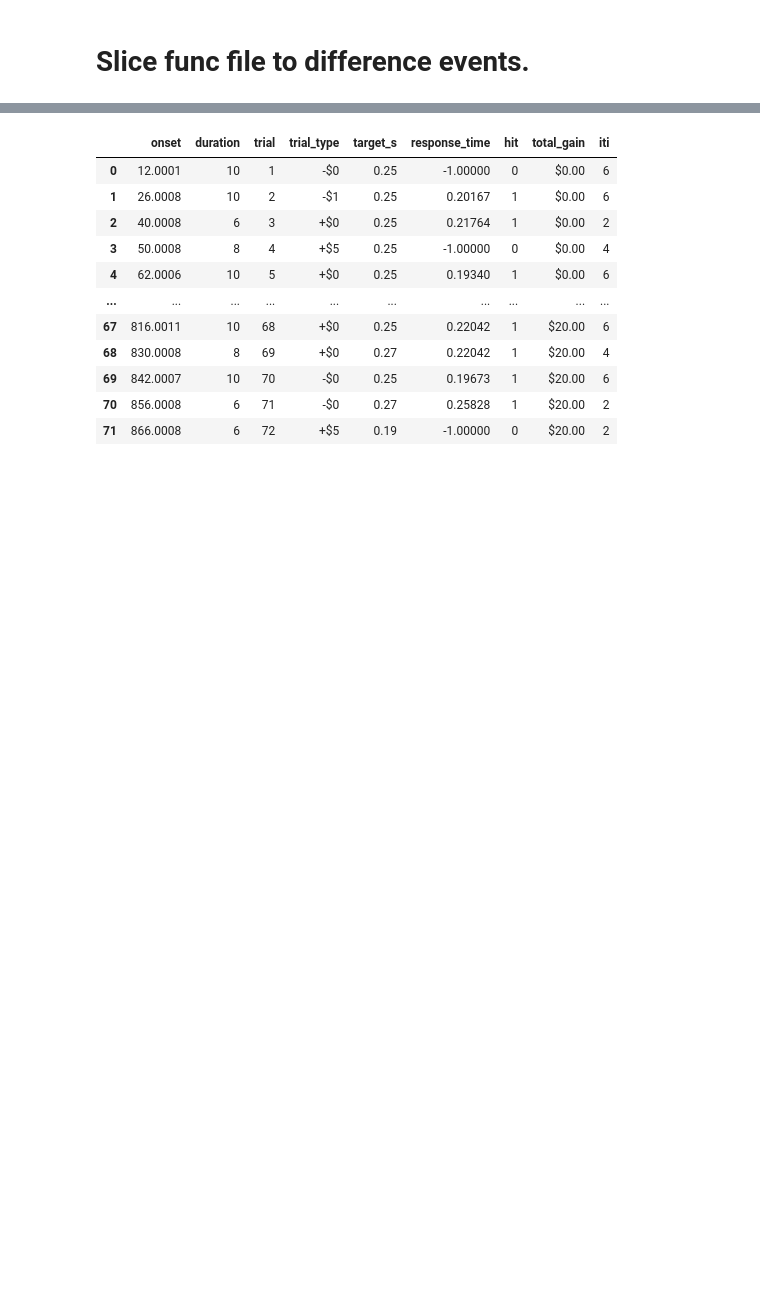
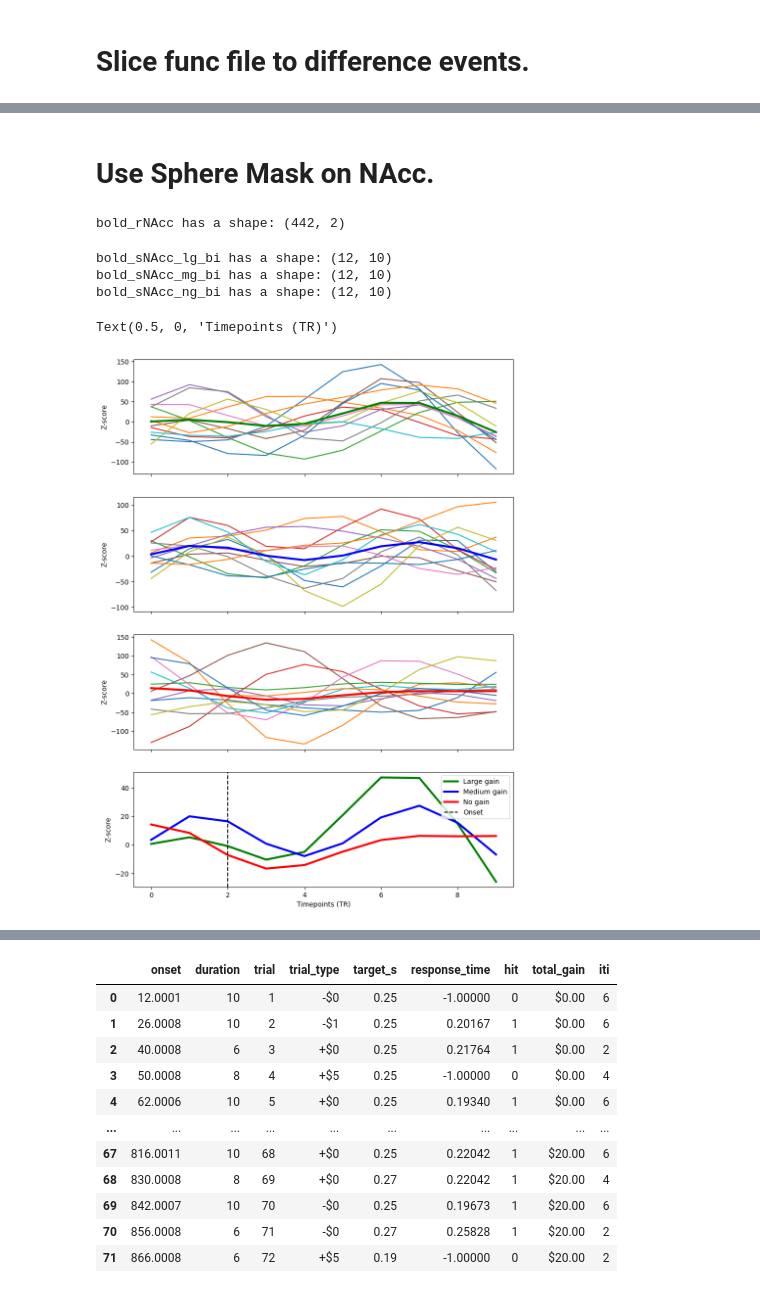
Before and after one commit to LuisA00/Analysis_Playground, a Jupyter notebook: Monetary_Incentive_Delay_fMRI/SingleParticipant_GLM_ROI_PPI_Analyses.ipynb, the cells around one changed output, grey strips where cells are left out. Drawn from its saved outputs; the diff is of its cells as text; code cells hidden in the pictures; blank space fills up the shorter version.

```diff
--- a/Monetary_Incentive_Delay_fMRI/SingleParticipant_GLM_ROI_PPI_Analyses.ipynb
+++ b/Monetary_Incentive_Delay_fMRI/SingleParticipant_GLM_ROI_PPI_Analyses.ipynb
@@ -254,0 +285,79 @@ CIT168_Reinf_Learn_v1.1.0/labels.txt
+# %% [markdown]
+# Use Sphere Mask on NAcc.
+# %%
+#NAcc (Talairach coordinates: [+10, 12, -2], [-10, 12, -2]) from
+
+# Init the masking object
+masker_sNAcc = NiftiSpheresMasker(
+    #seeds=[(15, 14, -5)],
+    seeds=[(10, 12, -2), (-10, 12, -2)],  # right, left
+    radius=8,
+    standardize="zscore",  #psc
+    t_r=2,
+    standardize_confounds=True,
+    high_pass=0.011,
+    low_pass=0.1)
+
+# Mask the epi data and get a time series for the ROI
+bold_sNAcc = masker_sNAcc.fit_transform(sub01_run1_func_file, confounds=sub01_run1_filtered_confounds_df)
+print("bold_rNAcc has a shape: %s" % str(bold_sNAcc.shape))
+# %% [output]
+bold_rNAcc has a shape: (442, 2)
+# %%
+# Extract segments around stimulus onsets for condition 1
+
+# Determine if it's left of right NAcc...
+#bold_sNAcc_lg_right = np.array([bold_sNAcc[idx - 2: idx + 6][:, 0] for idx in range(large_gain_vol_onsets.shape[0]) if (large_gain_vol_onsets[idx] > 0) and (large_gain_vol_onsets[idx + 4] <= len(bold_sNAcc))])
+#bold_sNAcc_lg_left = np.array([bold_sNAcc[idx - 2: idx + 6][:, 1] for idx in range(large_gain_vol_onsets.shape[0]) if (large_gain_vol_onsets[idx] > 0) and (large_gain_vol_onsets[idx + 4] <= len(bold_sNAcc))])
+bold_sNAcc_lg_bi = np.array([np.mean(bold_sNAcc[idx - 2: idx + 8][:, 1:2], axis=1) for idx in range(large_gain_vol_onsets.shape[0]) if (large_gain_vol_onsets[idx] > 0) and (large_gain_vol_onsets[idx + 4] <= len(bold_sNAcc))])
+#[bold_sNAcc[idx - 1: idx + 4] for idx in large_gain_vol_onsets.astype(int) if (idx > 0) and (idx + 4 <= len(bold_sNAcc))]
+bold_sNAcc_lg_bi_mean = np.mean(bold_sNAcc_lg_bi, axis=0)
+
+# Extract segments around stimulus onsets for condition 2
+bold_sNAcc_mg_bi = np.array([np.mean(bold_sNAcc[idx - 2: idx + 8][:, 1:2], axis=1) for idx in range(medium_gain_vol_onsets.shape[0]) if (medium_gain_vol_onsets[idx] > 0) and (medium_gain_vol_onsets[idx + 4] <= len(bold_sNAcc))])
+bold_sNAcc_mg_bi_mean = np.mean(bold_sNAcc_mg_bi, axis=0)
+
+# Extract segments around stimulus onsets for condition 3
+bold_sNAcc_ng_bi = np.array([np.mean(bold_sNAcc[idx - 2: idx + 8][:, 1:2], axis=1) for idx in range(non_gain_vol_onsets.shape[0]) if (non_gain_vol_onsets[idx] > 0) and (non_gain_vol_onsets[idx + 4] <= len(bold_sNAcc))])
+bold_sNAcc_ng_bi_mean = np.mean(bold_sNAcc_ng_bi, axis=0)
+
+# 12 events, 5 time points, 2 rois.
+print("bold_sNAcc_lg_bi has a shape: %s" % str(bold_sNAcc_lg_bi.shape))
+print("bold_sNAcc_mg_bi has a shape: %s" % str(bold_sNAcc_mg_bi.shape))
+print("bold_sNAcc_ng_bi has a shape: %s" % str(bold_sNAcc_ng_bi.shape))
+# %% [output]
+bold_sNAcc_lg_bi has a shape: (12, 10)
+bold_sNAcc_mg_bi has a shape: (12, 10)
+bold_sNAcc_ng_bi has a shape: (12, 10)
+# %%
+
+
+fig, axs = plt.subplots(4, 1, figsize=(10, 14), sharex=True)
+
+for x in range(12):
+    axs[0].plot(bold_sNAcc_lg_bi[x][:])
+    axs[1].plot(bold_sNAcc_mg_bi[x][:])
+    axs[2].plot(bold_sNAcc_ng_bi[x][:])
+
+axs[0].set_ylabel('Z-score')
+#axs[0].set_xlabel('Timepoints (TR)')
+axs[1].set_ylabel('Z-score')
+#axs[1].set_xlabel('Timepoints (TR)')
+axs[2].set_ylabel('Z-score')
+#axs[2].set_xlabel('Timepoints (TR)')
+
+axs[0].plot(bold_sNAcc_lg_bi_mean[:], 'g', lw=3)
+axs[1].plot(bold_sNAcc_mg_bi_mean[:], 'b', lw=3)
+axs[2].plot(bold_sNAcc_ng_bi_mean[:], 'r', lw=3)
+
+axs[3].plot(bold_sNAcc_lg_bi_mean[:], 'g', lw=3)
+axs[3].plot(bold_sNAcc_mg_bi_mean[:], 'b', lw=3)
+axs[3].plot(bold_sNAcc_ng_bi_mean[:], 'r', lw=3)
+axs[3].axvline(x = 2, color = 'k', label = 'onset', linestyle='dashed')
+
+axs[3].legend(('Large gain', 'Medium gain', 'No gain', 'Onset'))
+axs[3].set_ylabel('Z-score')
+axs[3].set_xlabel('Timepoints (TR)')
+# %% [output]
+Text(0.5, 0, 'Timepoints (TR)')
+[figure, added]
```
Also changed, not shown: parts of 24 cells of this notebook.
